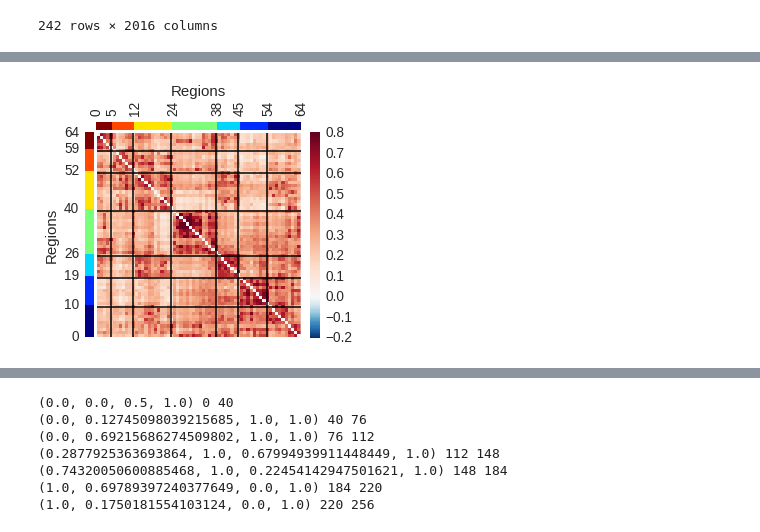
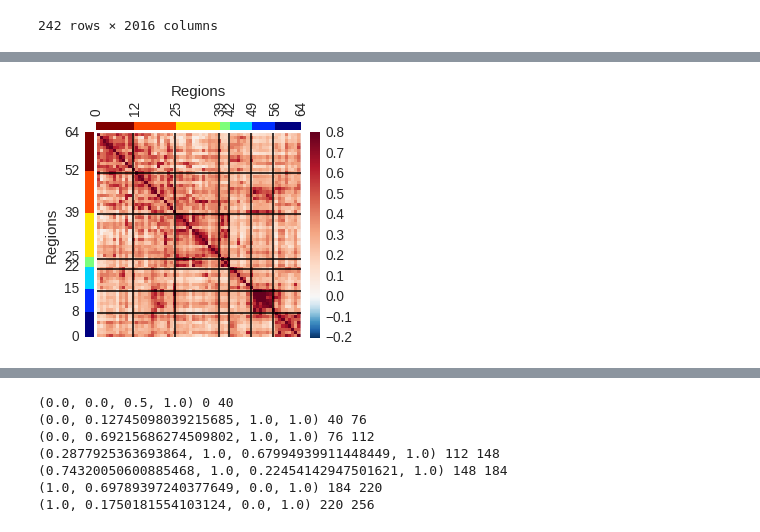
Before and after one commit to SIMEXP/schizo_multisite, a Jupyter notebook: figures/connectomes.ipynb, the cells around one changed output, grey strips where cells are left out. Cells and saved outputs as stored; diff of their text form; code cells hidden in the pictures.

```diff
--- a/figures/connectomes.ipynb
+++ b/figures/connectomes.ipynb
@@ -29,0 +84,5 @@ data = pd.read_csv('/media/cdansereau/database1/data/schizo/fmri_data/connectome
+# %%
+im_ref_all.get_data().shape
+
+ind_7to64 = hc.get_ind_high2low(im_ref_all.get_data()[...,0].astype(int),im_ref_all.get_data()[...,4].astype(int))
+sorted_idx = np.array(hc.order(ind_7to64))
@@ -60,8 +143,3 @@ data.loc[demograph.index.values]
 | SZxxxSDSZ93 | 0.486203 | 0.156423 | 0.378969 | 0.337928 | 0.510666 | 0.516410 | 0.643149 | 0.473627 | 0.209785 | -0.200412 | ... | ... |
 | SZxxxSDSZ94 | 0.378543 | 0.612369 | 0.554794 | 0.686992 | 0.365106 | 0.537166 | 0.619059 | 0.668807 | 0.645348 | 0.056953 | ... | ... |
 242 rows × 2016 columns
-# %%
-ind_7to64 = hc.get_ind_high2low(im_ref_7.get_data(),im_ref.get_data())
-sorted_idx = np.array(hc.order(ind_7to64))
-
-ind_7to64[sorted_idx]
@@ -86,0 +152,13 @@ plt.grid(False)
+# %%
+
+grand_avg = np.mean(data.loc[demograph.index.values].values,0)
+
+
+
+aa = vec2mat(grand_avg, order='matlab')[sorted_idx,:][:,sorted_idx]
+#ind = hc.hclustering(aa,aa.shape[0])
+#sorted_idx = np.array(hc.order(ind))
+#aa = aa[sorted_idx,:][:,sorted_idx]
+
+visu.mat(aa,lim=[-1,1])
+plt.grid(False)
@@ -144,12 +293,0 @@ ind_sub = ind_7to64
-# %%
-#grand_avg = data.loc[(demograph['sz']==0).values].values.mean(0)
-grand_avg = data.values.mean(0)
-ind = hc.hclustering(ts.vec2mat(grand_avg),ts.vec2mat(grand_avg).shape[0])
-
-grand_avg_sort = hc.ordermat(ts.vec2mat(grand_avg), ind)
-
-visu.mat(grand_avg_sort,lim=[-1,1])
-plt.grid(False)
-
-
-ind_sub = hc.hclustering(ts.vec2mat(grand_avg),7)
@@ -162,8 +298,9 @@ import matplotlib as mpl
 fig = plt.figure(figsize=(4, 4),dpi=150)
 sns.set_context('paper',font_scale=1.7)
 
+ind_sub = ind_7to64[sorted_idx].copy()
 #visu.mat(hc.ordermat(grand_avg_sort,ind_sub),[-0.2,0.8],True,False)
-visu.mat(grand_avg_sort,[-0.2,0.8],True,False)
+visu.mat(ts.vec2mat(grand_avg,val_diag=1.)[sorted_idx,:][:,sorted_idx],[-0.2,0.8],True,False)
 
 ax = plt.gca()
 ax.grid(False)
@@ -192,36 +329,37 @@ for i in range(7,0,-1):
 norm = mpl.colors.BoundaryNorm(bounds,cmap.N)
 
 
 #mpl.colorbar.ColorbarBase(ax_bar, cmap=cmap, norm=norm, spacing=np.sort(ind_sub), ticks=bounds ,boundaries=bounds,orientation='vertical')
 cmm = mpl.colorbar.ColorbarBase(ax_bar, cmap=cmap, norm=norm, spacing=bounds ,orientation='vertical')
 #ax_bar.get_yaxis().set_ticks([])
 #ax_bar.grid(False)
 ax_bar.set_ylabel('Regions')
 ax_bar.yaxis.tick_left()
 ax_bar.yaxis.set_label_position('left')
 
 
 cmap = plt.cm.jet_r
 bounds=[0]
 for i in range(1,8,1):
         bounds.append(bounds[-1] + np.sum(ind_sub==i))
 
 norm = mpl.colors.BoundaryNorm(bounds,cmap.N)
 
 cmm = mpl.colorbar.ColorbarBase(ax_bar_top, cmap=cmap, norm=norm, spacing=bounds ,orientation='horizontal')
 #ax_bar_top.get_xaxis().set_ticks([])
 #ax_bar_top.grid(False)
 ax_bar_top.set_xlabel('Regions')
 ax_bar_top.xaxis.tick_top()
 ax_bar_top.xaxis.set_label_position('top')
 ll = ax_bar_top.get_xticklabels()
 for label in ll:
     label.set_rotation(90)
 
-#plt.savefig(main_path + 'figures/matrix_7net_multisite.pdf')
-#plt.savefig(main_path + 'figures/matrix_7net_multisite.png')
+main_path = '/home/cdansereau/git/schizo_multisite/'
+plt.savefig(main_path + 'figures/matrix_7net_multisite.pdf')
+plt.savefig(main_path + 'figures/matrix_7net_multisite.png')
 # %% [output]
-[figure, old version]
+[figure, new version]
 # %%
 idx_cmap = np.linspace(0, 256, 64).astype(int)
 cmaplist = [plt.cm.jet(idx_cmap[np.where(ind_sub==i)[0][0]]) for i in np.arange(1,8)]
```
Also changed, not shown: parts of 44 cells of this notebook, 38 other files.
